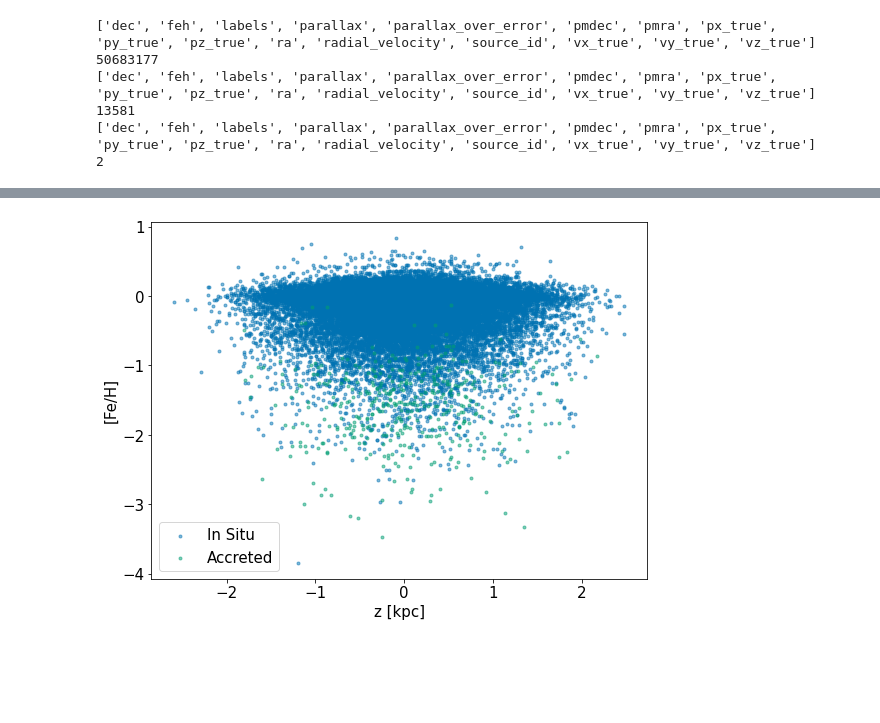
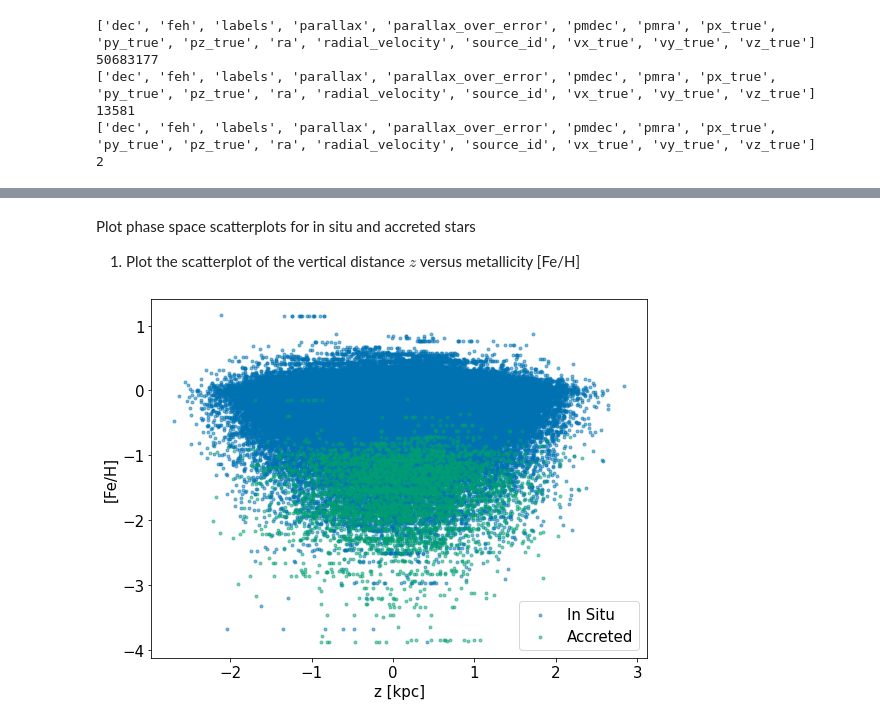
Before and after one commit to trivnguyen/gaia_merger_classification, a Jupyter notebook: plot_mock_data.ipynb, the cells around one changed output, grey strips where cells are left out. Drawn from its saved outputs; the diff is of its cells as text; code cells hidden in the pictures; blank space fills up the shorter version.

Commit message:
update plot notebook

```diff
--- a/plot_mock_data.ipynb
+++ b/plot_mock_data.ipynb
@@ -71,8 +73,9 @@ def subsample_data(sim_file, keys, subsample_factor=100, batch_size=100000, seed
     return data
 # %%
 keys = ('feh', 'px_true', 'py_true', 'pz_true', 'vx_true', 'vy_true', 'vz_true', 'labels', )
-subsample_factor = 1000
+subsample_factor = 1
 
+data = []
 if subsample_factor > 1:
     seed = 631346
     data = subsample_data(
@@ -82,12 +85,3 @@ else:
     with h5py.File(sim_files[0], 'r') as input_f:
         for p in keys:
             data[p] = input_f[p][:]
-# %%
-# calculate velocity vr and vphi in Cylindrical coordinate
-# vr = (x * vx + y * vy) / r
-data['vr_true'] = (data['px_true']*data['vx_true'] + data['py_true']*data['vy_true'] ) / np.sqrt(
-    data['px_true']**2 + data['py_true']**2)
-
-# vphi = (x * vy - y * vx) / r
-data['vphi_true'] = (data['px_true']*data['vy_true'] - data['py_true']*data['vx_true']) / np.sqrt(
-    data['px_true']**2 + data['py_true']**2)
@@ -94,15 +130,9 @@ data['vphi_true'] = (data['px_true']*data['vy_true'] - data['py_true']*data['vx_
 # %%
 # get index of insitu and accreted stars
-mask_insitu = (data['labels'] == 0)
-N_insitu = np.sum(mask_insitu)
-N_accreted = np.sum(~mask_insitu)
+mask_insitu = (labels == 0)
+n_insitu = np.sum(mask_insitu)
+n_accreted = np.sum(~mask_insitu)
 
-print('Number of in situ stars: {:d}'.format(N_insitu))
-print('Number of accreted stars: {:d}'.format(N_accreted))
-
-data_insitu = {}
-data_accreted = {}
-for p in data.keys():
-    data_insitu[p] = data[p][mask_insitu]
-    data_accreted[p] = data[p][~mask_insitu]
+print('Number of in situ stars: {:d}'.format(n_insitu))
+print('Number of accreted stars: {:d}'.format(n_accreted))
 # %% [output]
@@ -111,9 +143,8 @@ Number of accreted stars: 393
 # %%
-# To reduce scatter plot time, further subsample dataset
-subsample_plot = 1
+subsample_plot = 100
 if subsample_plot > 1:
-    rand_insitu = np.random.permutation(N_insitu)[:N_insitu // subsample_plot]
-    rand_accreted = np.random.permutation(N_accreted)[:N_accreted // subsample_plot]
+    rand_insitu = np.random.permutation(n_insitu)[:n_insitu // subsample_plot]
+    rand_accreted = np.random.permutation(n_accreted)[:n_accreted // subsample_plot]
     print('Number of in situ stars plotting sample: {:d}'.format(len(rand_insitu)))
     print('Number of accreted stars plotting sample: {:d}'.format(len(rand_accreted)))
 else:
@@ -122,18 +253,22 @@ else:
+# %% [markdown]
+Plot phase space scatterplots for in situ and accreted stars
+
+1. Plot the scatterplot of the vertical distance $z$ versus metallicity [Fe/H]
 # %%
 fig, ax = plt.subplots(1)
 
 ax.scatter(
-    data_insitu['pz_true'][rand_insitu], data_insitu['feh'][rand_insitu],
+    z_lsr[mask_insitu][rand_insitu], feh[mask_insitu][rand_insitu],
     marker='.', alpha=0.5, label='In Situ')
 ax.scatter(
-    data_accreted['pz_true'][rand_accreted], data_accreted['feh'][rand_accreted],
+    z_lsr[~mask_insitu][rand_accreted], feh[~mask_insitu][rand_accreted],
     marker='.', alpha=0.5, label='Accreted')
 
 ax.set_xlabel('z [kpc]')
 ax.set_ylabel('[Fe/H]')
 ax.legend(loc=0)
 
 fig.tight_layout()
-# fig.savefig('plots/ztrue_feh.png', dpi=300, bbox_inches='tight')
+fig.savefig('plots/z_feh.png', bbox_inches='tight')
 # %% [output]
-[figure, old version]
+[figure, new version]
```
Also changed, not shown: parts of 26 cells of this notebook.
